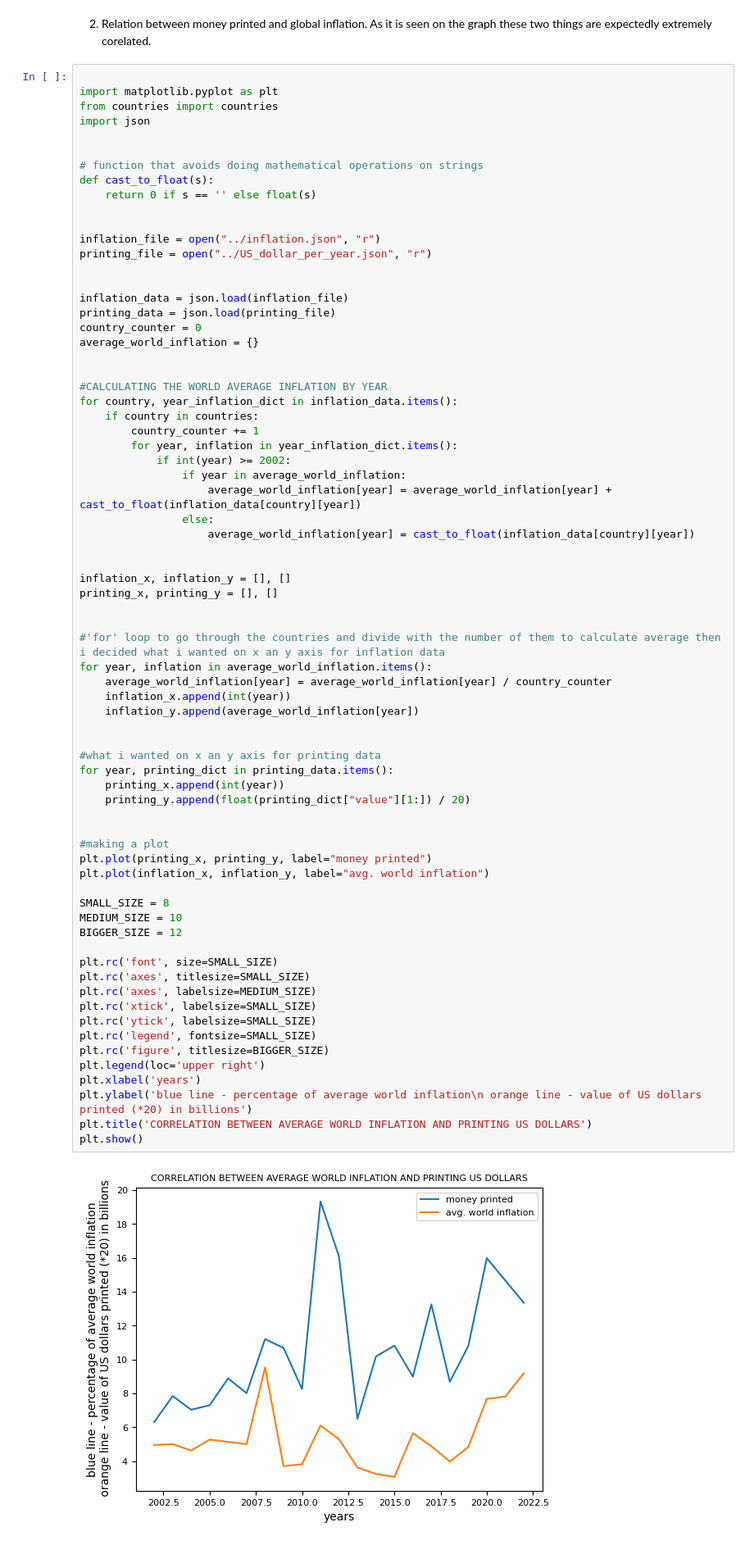
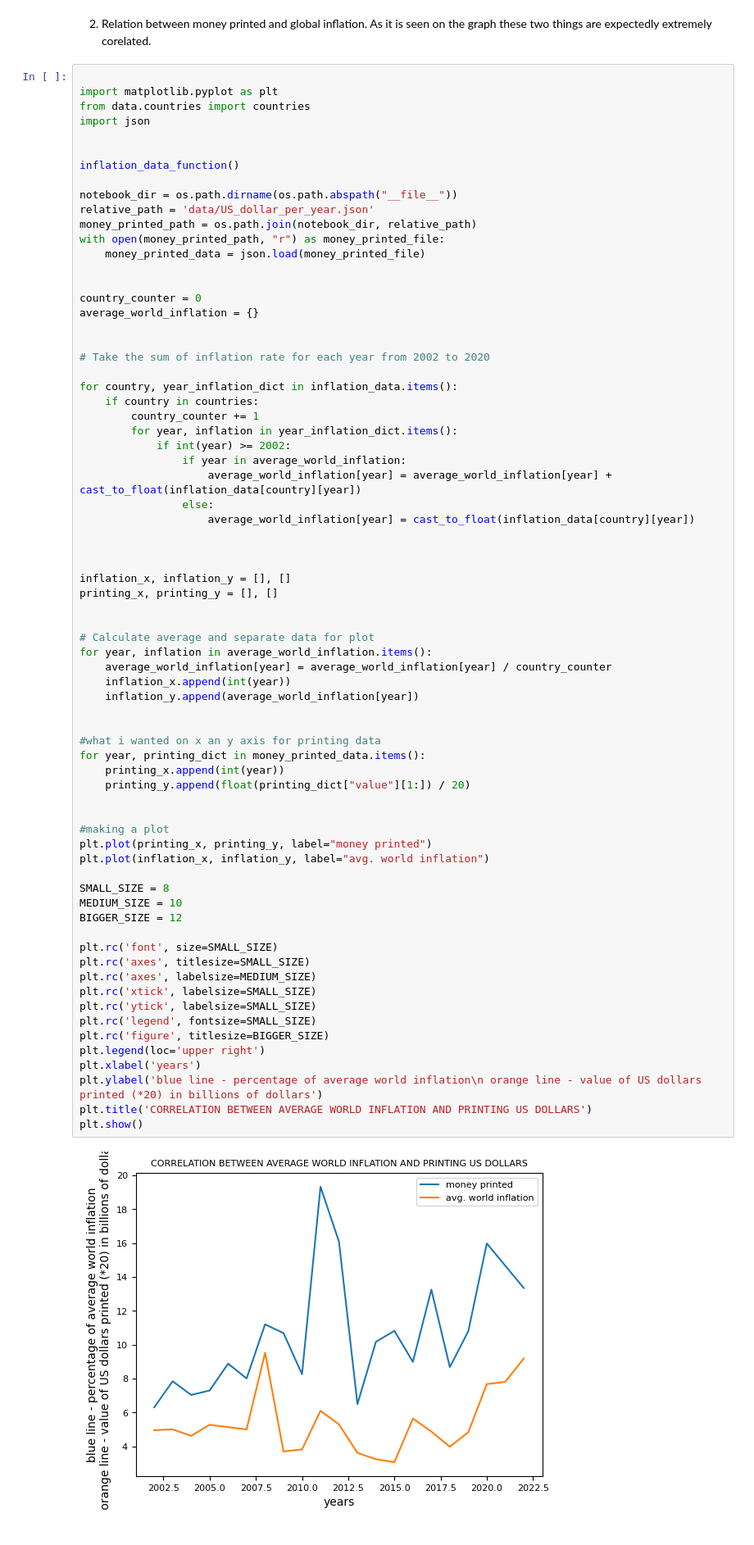
Before and after one commit to NikZivkovicKokalj/UVP-project, a Jupyter notebook: results.ipynb, the cells around one changed output. Shown: that part at 82% size. Cells and saved outputs as stored; diff of their text form.

```diff
--- a/results.ipynb
+++ b/results.ipynb
@@ -86,26 +96,25 @@ No artists with labels found to put in legend.  Note that artists whose label st
 # %%
 
 import matplotlib.pyplot as plt
-from countries import countries
+from data.countries import countries
 import json
 
 
-# function that avoids doing mathematical operations on strings
-def cast_to_float(s):
-    return 0 if s == '' else float(s)
+inflation_data_function()
+
+notebook_dir = os.path.dirname(os.path.abspath("__file__"))
+relative_path = 'data/US_dollar_per_year.json'
+money_printed_path = os.path.join(notebook_dir, relative_path)
+with open(money_printed_path, "r") as money_printed_file:
+    money_printed_data = json.load(money_printed_file)
 
 
-inflation_file = open("../inflation.json", "r")
-printing_file = open("../US_dollar_per_year.json", "r")
-
-
-inflation_data = json.load(inflation_file)
-printing_data = json.load(printing_file)
 country_counter = 0
 average_world_inflation = {}
 
 
-#CALCULATING THE WORLD AVERAGE INFLATION BY YEAR
+# Take the sum of inflation rate for each year from 2002 to 2020
+
 for country, year_inflation_dict in inflation_data.items():
     if country in countries:
         country_counter += 1
@@ -117,42 +126,43 @@ for country, year_inflation_dict in inflation_data.items():
                     average_world_inflation[year] = cast_to_float(inflation_data[country][year])
 
 
+
 inflation_x, inflation_y = [], []
 printing_x, printing_y = [], []
 
 
-#'for' loop to go through the countries and divide with the number of them to calculate average then i decided what i wanted on x an y axis for inflation data
+# Calculate average and separate data for plot
 for year, inflation in average_world_inflation.items():
     average_world_inflation[year] = average_world_inflation[year] / country_counter
     inflation_x.append(int(year))
     inflation_y.append(average_world_inflation[year])
 
 
 #what i wanted on x an y axis for printing data
-for year, printing_dict in printing_data.items():
+for year, printing_dict in money_printed_data.items():
     printing_x.append(int(year))
     printing_y.append(float(printing_dict["value"][1:]) / 20)
 
 
 #making a plot
 plt.plot(printing_x, printing_y, label="money printed")
 plt.plot(inflation_x, inflation_y, label="avg. world inflation")
 
 SMALL_SIZE = 8
 MEDIUM_SIZE = 10
 BIGGER_SIZE = 12
 
 plt.rc('font', size=SMALL_SIZE)
 plt.rc('axes', titlesize=SMALL_SIZE)
 plt.rc('axes', labelsize=MEDIUM_SIZE)
 plt.rc('xtick', labelsize=SMALL_SIZE)
 plt.rc('ytick', labelsize=SMALL_SIZE)
 plt.rc('legend', fontsize=SMALL_SIZE)
 plt.rc('figure', titlesize=BIGGER_SIZE)
 plt.legend(loc='upper right')
 plt.xlabel('years')
-plt.ylabel('blue line - percentage of average world inflation\n orange line - value of US dollars printed (*20) in billions')
+plt.ylabel('blue line - percentage of average world inflation\n orange line - value of US dollars printed (*20) in billions of dollars')
 plt.title('CORRELATION BETWEEN AVERAGE WORLD INFLATION AND PRINTING US DOLLARS')
 plt.show()
 # %% [output]
-[figure, old version]
+[figure, new version]
```
Also changed, not shown: parts of 5 cells of this notebook, 6 other files.
